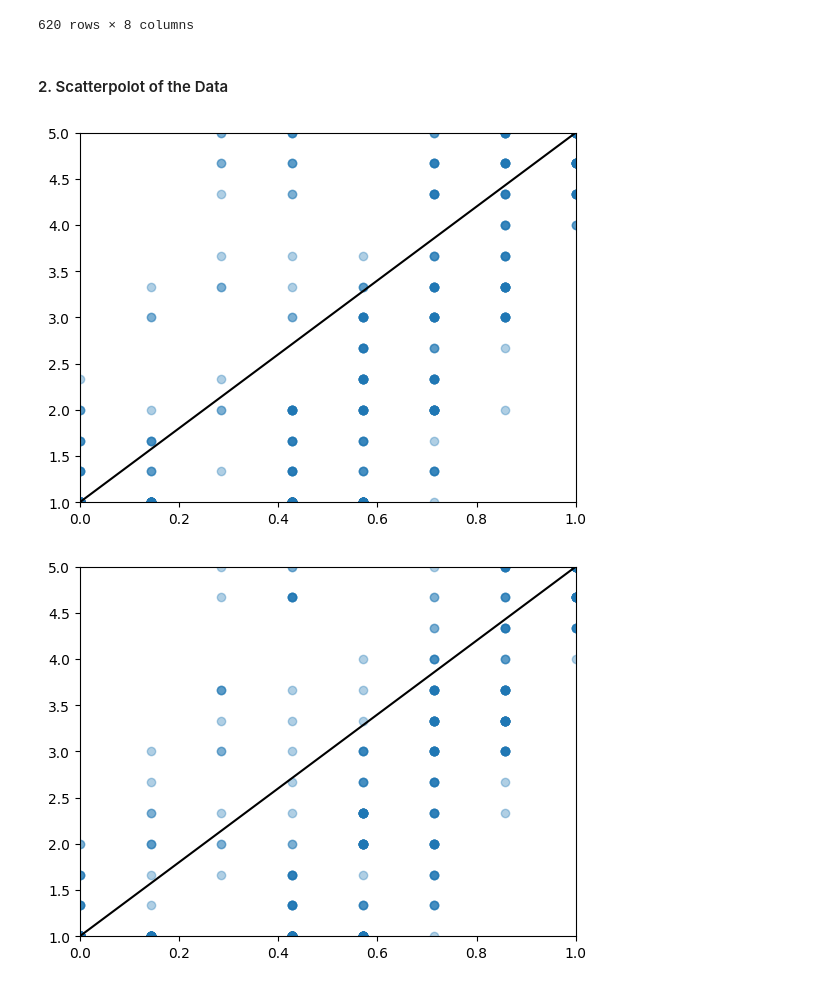
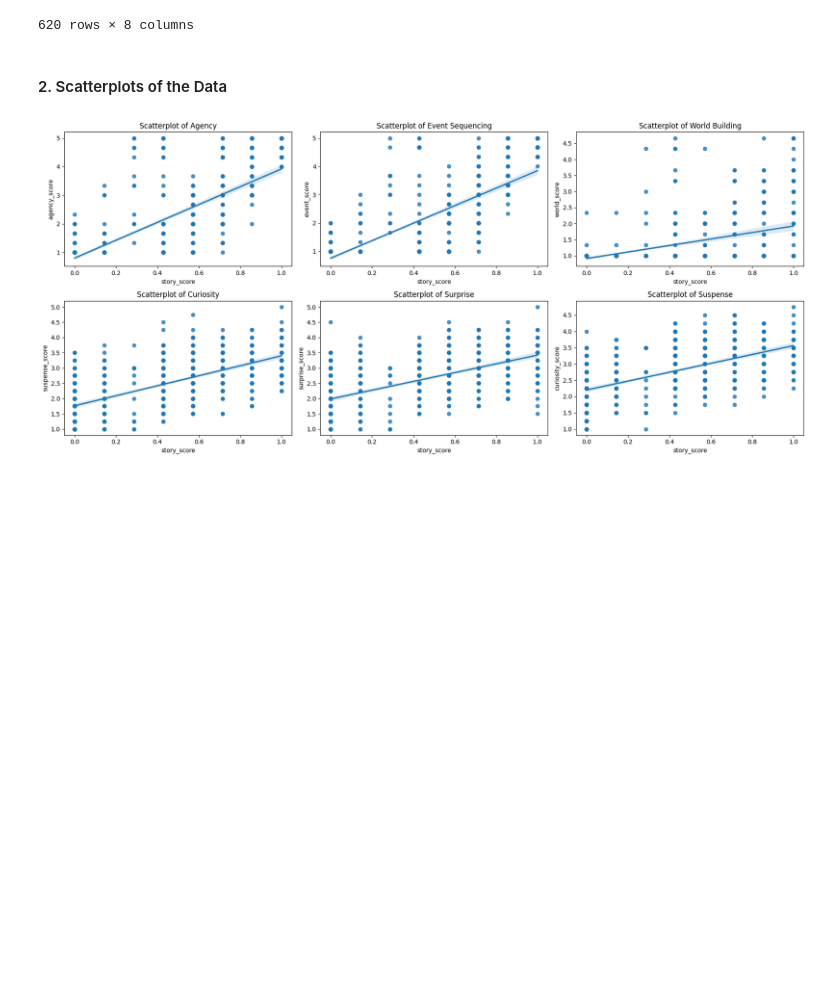
Before and after one commit to Cameron-Meinsma/assignment_2_analysing_data, a Jupyter notebook: assignment_2.ipynb, the cells around one changed output. Saved outputs shown, nothing was run; the diff lists cells and outputs as text; code cells hidden in the pictures; blank space fills up the shorter version.

Commit message:
Made scatterplots with linear regression line

```diff
--- a/assignment_2.ipynb
+++ b/assignment_2.ipynb
@@ -36,6 +5,6 @@ from sklearn.linear_model import LinearRegression
 # %%
-change_my_view = pd.read_csv('./data/data_full_story.csv')
-change_my_view
+df_change_my_view = pd.read_csv('./data/data_full_story.csv')
+df_change_my_view
 # %% [output]
 |  | name | story_score | agency_score | event_score | world_score | suspense_score | surprise_score | ... |
 | 0 | t1_c95k50u | 0.000000 | 1.000000 | 1.000000 | 1.000000 | 2.75 | 2.25 | ... |
@@ -51,4 +20,4 @@ change_my_view
 | 619 | t1_cl89vmf | 0.000000 | 1.000000 | 1.000000 | 1.000000 | 1.75 | 1.50 | ... |
 620 rows × 8 columns
 # %% [markdown]
-#### 2. Scatterpolot of the Data
+#### 2. Scatterplots of the Data
@@ -57,39 +24,22 @@ lr = LinearRegression()
 # %%
-plt.xlim(0, 1)
-plt.ylim(1, 5)
-plt.scatter(change_my_view['story_score'], change_my_view['agency_score'], alpha=.35)
-plt.plot([0, 1], [1, 5], color='black')
+# Create 6 scatterplots
+fig, axes = plt.subplots(2, 3, figsize=(18, 8))
+
+sns.regplot(x='story_score', y='agency_score', data=df_change_my_view, ax=axes[0,0])
+axes[0,0].set_title('Scatterplot of Agency')
+sns.regplot(x='story_score', y='event_score', data=df_change_my_view, ax=axes[0,1])
+axes[0,1].set_title('Scatterplot of Event Sequencing')
+sns.regplot(x='story_score', y='world_score', data=df_change_my_view, ax=axes[0,2])
+axes[0,2].set_title('Scatterplot of World Building')
+sns.regplot(x='story_score', y='suspense_score', data=df_change_my_view, ax=axes[1,0])
+axes[1,0].set_title('Scatterplot of Curiosity')
+sns.regplot(x='story_score', y='surprise_score', data=df_change_my_view, ax=axes[1,1])
+axes[1,1].set_title('Scatterplot of Surprise')
+sns.regplot(x='story_score', y='curiosity_score', data=df_change_my_view, ax=axes[1,2])
+axes[1,2].set_title('Scatterplot of Suspense')
+
+# Plot scatterplots
+plt.tight_layout()
 plt.show()
-
-plt.xlim(0, 1)
-plt.ylim(1, 5)
-plt.scatter(change_my_view['story_score'], change_my_view['event_score'], alpha=.35)
-plt.plot([0, 1], [1, 5], color='black')
-plt.show()
-
-plt.xlim(0, 1)
-plt.ylim(1, 5)
-plt.scatter(change_my_view['story_score'], change_my_view['world_score'], alpha=.35)
-plt.plot([0, 1], [1, 5], color='black')
-plt.show()
-
-plt.xlim(0, 1)
-plt.ylim(1, 5)
-plt.scatter(change_my_view['story_score'], change_my_view['suspense_score'], alpha=.35)
-plt.plot([0, 1], [1, 5], color='black')
-plt.show()
-
-plt.xlim(0, 1)
-plt.ylim(1, 5)
-plt.scatter(change_my_view['story_score'], change_my_view['surprise_score'], alpha=.35)
-plt.plot([0, 1], [1, 5], color='black')
-plt.show()
-
-plt.xlim(0, 1)
-plt.ylim(1, 5)
-plt.scatter(change_my_view['story_score'], change_my_view['curiosity_score'], alpha=.35)
-plt.plot([0, 1], [1, 5], color='black')
-plt.show()
 # %% [output]
-[figure, old version]
+[figure, new version]
-[figure, removed]
```
Also changed, not shown: parts of 5 cells of this notebook.
